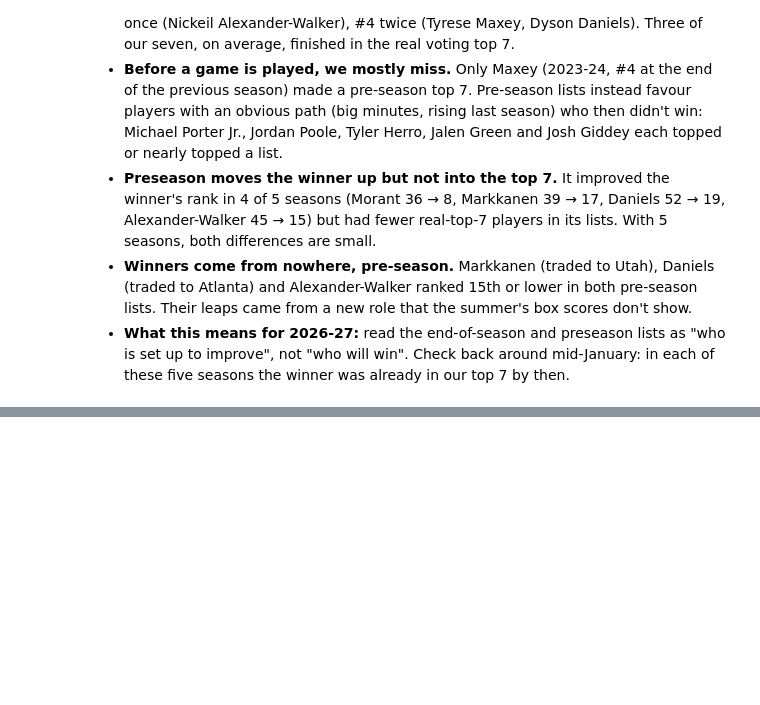
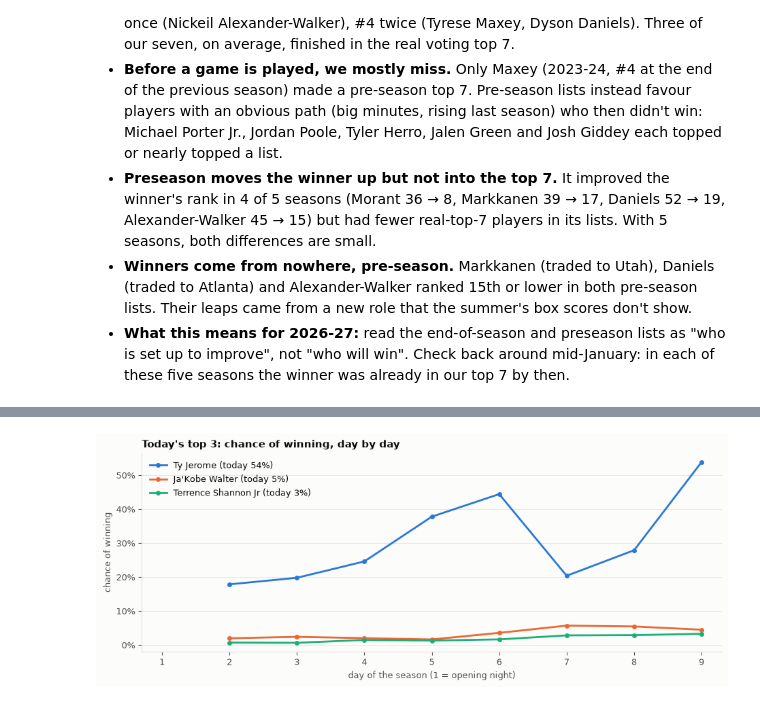
Before and after one commit to dan-j-e/unicorn-hunting, a Jupyter notebook: notebooks/10_2_live_mip_race.ipynb, the cells around one changed output, grey strips where cells are left out. Saved outputs shown, nothing was run; the diff lists cells and outputs as text; code cells hidden in the pictures; blank space fills up the shorter version.

```diff
--- a/notebooks/10_2_live_mip_race.ipynb
+++ b/notebooks/10_2_live_mip_race.ipynb
@@ -527,0 +608,14 @@ fig.savefig(FIG_DIR / "10_2_backtest_five_seasons.png", dpi=150, bbox_inches="ti
+# %%
+# the same story in chances: today's top 3 against the rest of the field
+fig, ax = plt.subplots(figsize=(11, 3.8))
+for pid in now_top3:
+    d = daily[daily["player_id"] == pid].set_index("day")["chance"].reindex(range(1, last_day + 1))
+    name = daily.loc[daily["player_id"] == pid, "player_name"].iloc[0]
+    ax.plot(d.index, d, color=colours[pid], marker="o", markersize=4, label=f"{name} (today {d.iloc[-1]:.0%})")
+ax.yaxis.set_major_formatter(lambda v, _: f"{v:.0%}"); ax.set_xticks(range(1, last_day + 1)); ax.set_xlim(0.7, last_day + 0.3)
+ax.set_xlabel("day of the season (1 = opening night)"); ax.set_ylabel("chance of winning")
+ax.legend(frameon=False, loc="upper left"); ax.grid(axis="x", visible=False)
+ax.set_title("Today's top 3: chance of winning, day by day", loc="left")
+fig.savefig(FIG_DIR / "10_2_daily_chance.png", dpi=150, bbox_inches="tight")
+# %% [output]
+[figure, added]
```
Also changed, not shown: parts of 4 cells of this notebook, 2 other files.
